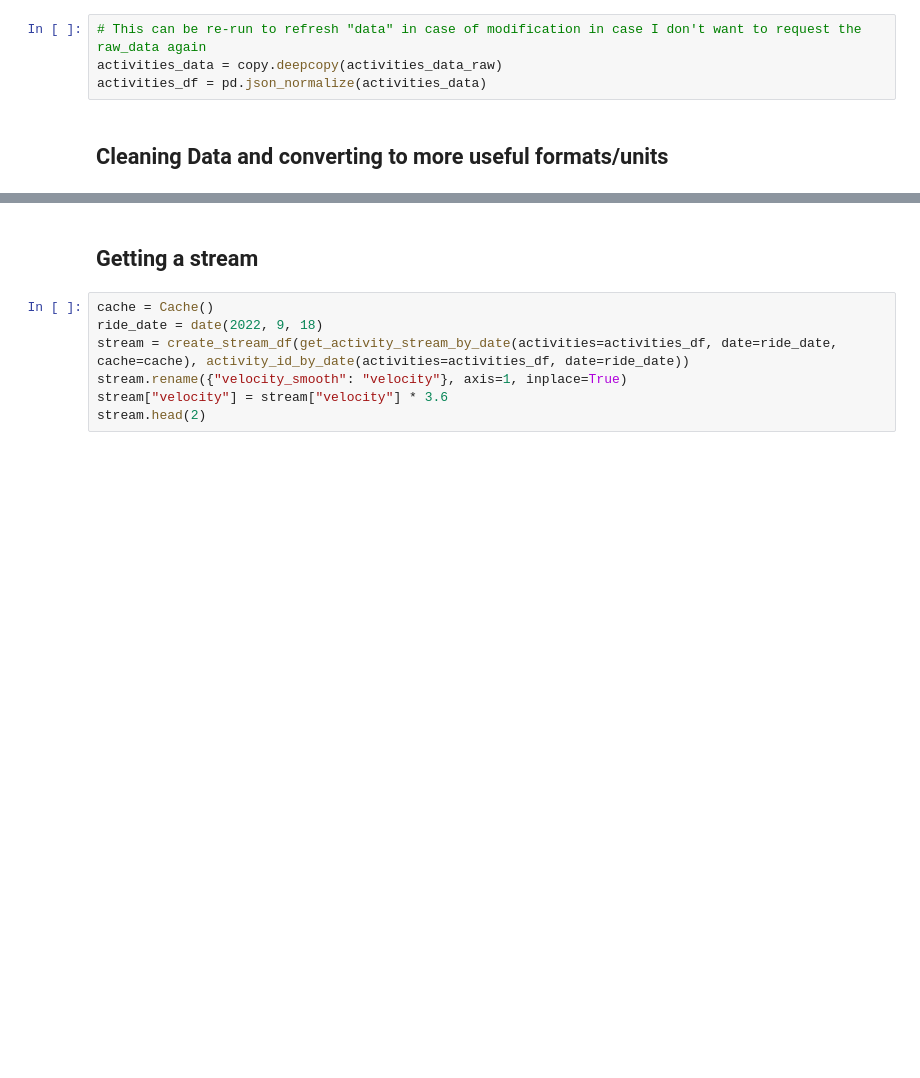
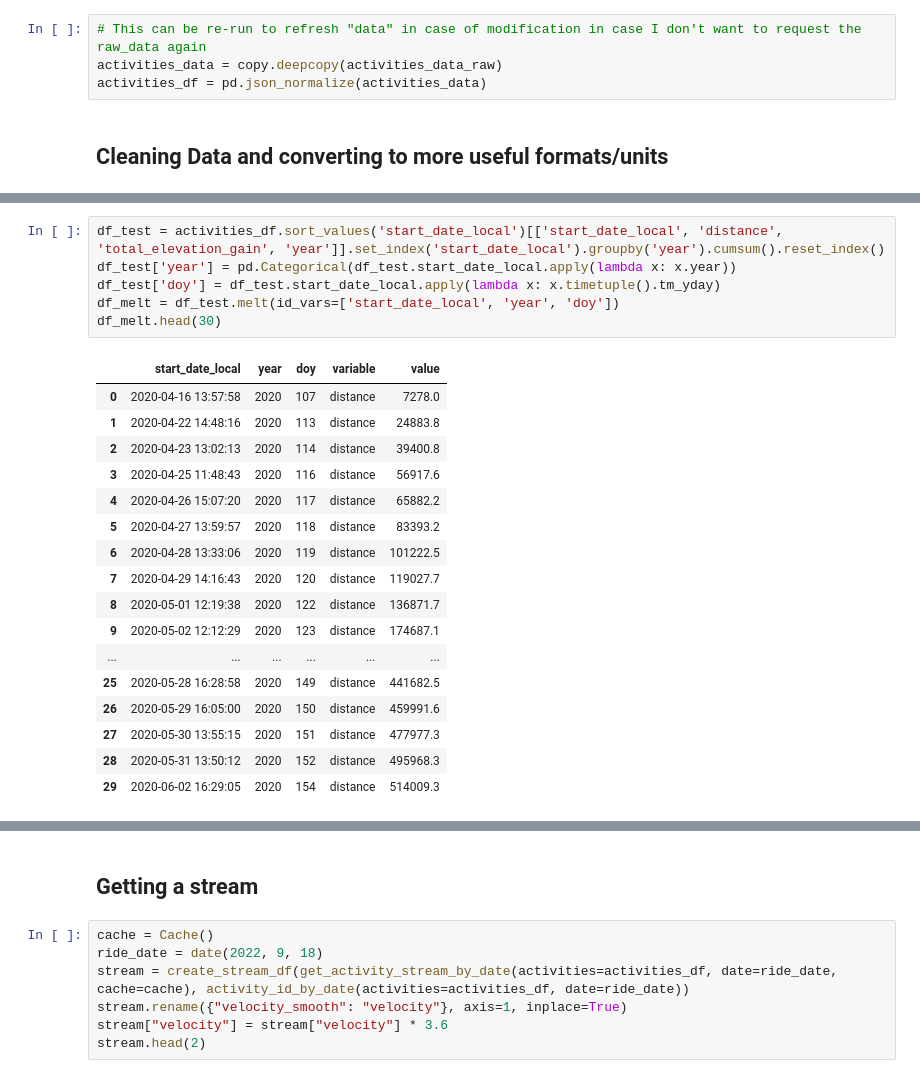
Before and after one commit to NWNHT/StravaPlotting, a Jupyter notebook: src/display_strava.ipynb, the cells around one changed output, grey strips where cells are left out. Drawn from its saved outputs; the diff is of its cells as text; blank space fills up the shorter version.

```diff
--- a/src/display_strava.ipynb
+++ b/src/display_strava.ipynb
@@ -78 +79,25 @@ activities_df.head(2)
 2 rows × 23 columns
+# %%
+df_test = activities_df.sort_values('start_date_local')[['start_date_local', 'distance', 'total_elevation_gain', 'year']].set_index('start_date_local').groupby('year').cumsum().reset_index()
+df_test['year'] = pd.Categorical(df_test.start_date_local.apply(lambda x: x.year))
+df_test['doy'] = df_test.start_date_local.apply(lambda x: x.timetuple().tm_yday)
+df_melt = df_test.melt(id_vars=['start_date_local', 'year', 'doy'])
+df_melt.head(30)
+# %% [output]
+|  | start_date_local | year | doy | variable | value |
+| 0 | 2020-04-16 13:57:58 | 2020 | 107 | distance | 7278.0 |
+| 1 | 2020-04-22 14:48:16 | 2020 | 113 | distance | 24883.8 |
+| 2 | 2020-04-23 13:02:13 | 2020 | 114 | distance | 39400.8 |
+| 3 | 2020-04-25 11:48:43 | 2020 | 116 | distance | 56917.6 |
+| 4 | 2020-04-26 15:07:20 | 2020 | 117 | distance | 65882.2 |
+| 5 | 2020-04-27 13:59:57 | 2020 | 118 | distance | 83393.2 |
+| 6 | 2020-04-28 13:33:06 | 2020 | 119 | distance | 101222.5 |
+| 7 | 2020-04-29 14:16:43 | 2020 | 120 | distance | 119027.7 |
+| 8 | 2020-05-01 12:19:38 | 2020 | 122 | distance | 136871.7 |
+| 9 | 2020-05-02 12:12:29 | 2020 | 123 | distance | 174687.1 |
+| ... | ... | ... | ... | ... | ... |
+| 25 | 2020-05-28 16:28:58 | 2020 | 149 | distance | 441682.5 |
+| 26 | 2020-05-29 16:05:00 | 2020 | 150 | distance | 459991.6 |
+| 27 | 2020-05-30 13:55:15 | 2020 | 151 | distance | 477977.3 |
+| 28 | 2020-05-31 13:50:12 | 2020 | 152 | distance | 495968.3 |
+| 29 | 2020-06-02 16:29:05 | 2020 | 154 | distance | 514009.3 |
```
Also changed, not shown: parts of 7 cells of this notebook.
